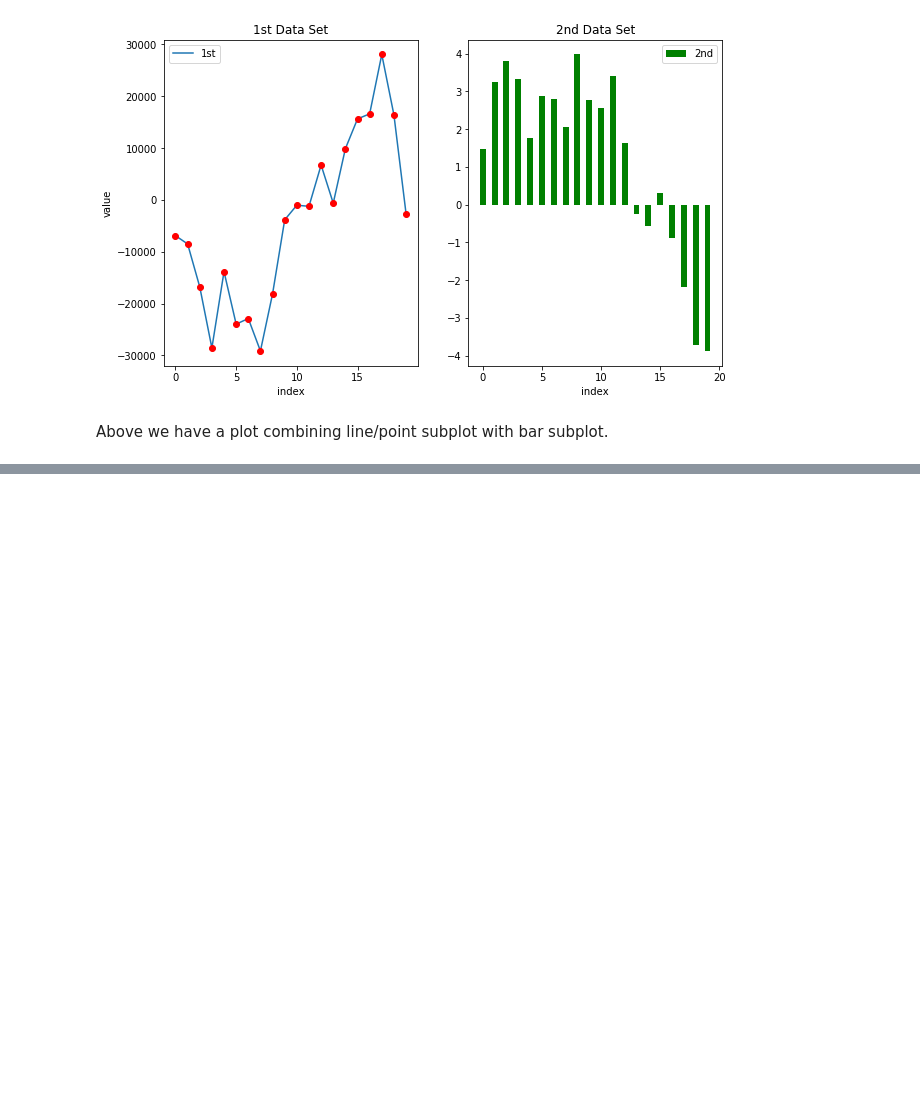
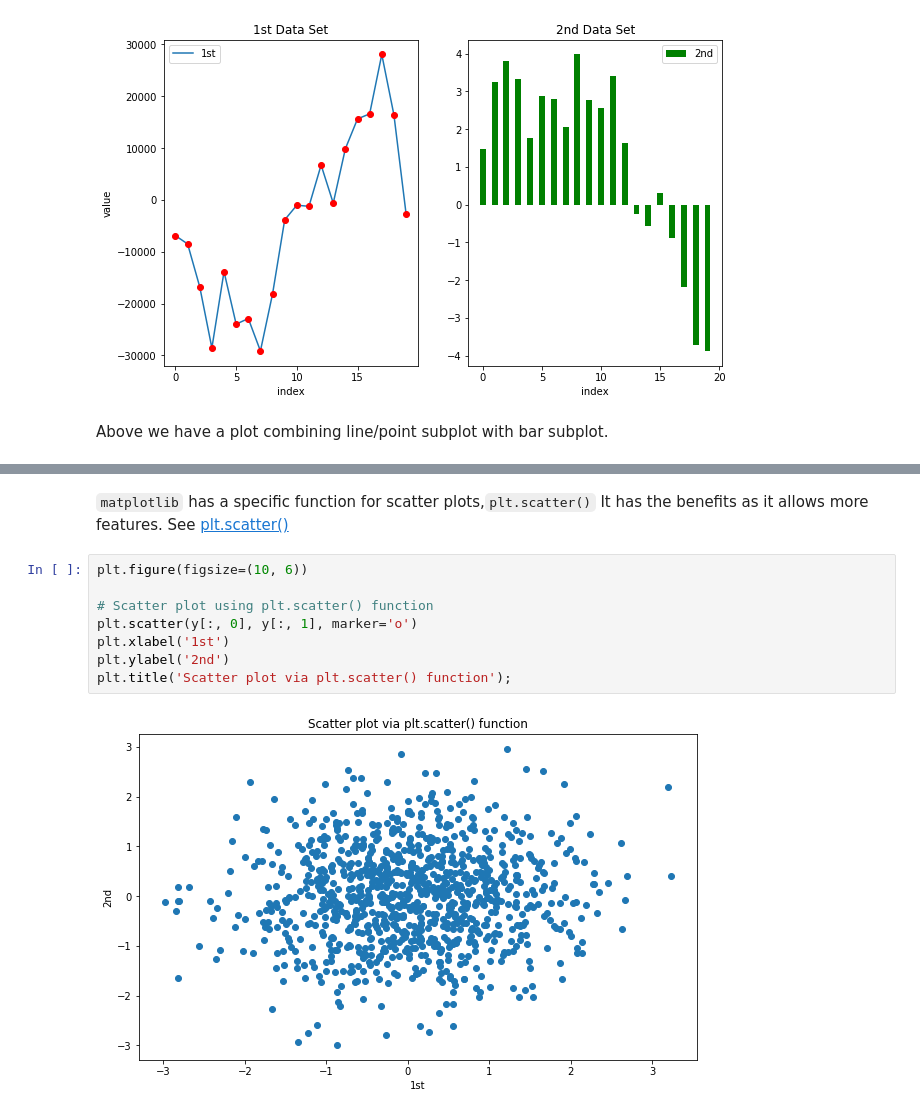
Before and after one commit to ThamuMnyulwa/PythonForFinance, a Jupyter notebook: Chapter 7 Data Visualization/Untitled.ipynb, the cells around one changed output, grey strips where cells are left out. Drawn from its saved outputs; the diff is of its cells as text; blank space fills up the shorter version.

```diff
--- a/Chapter 7 Data Visualization/Untitled.ipynb
+++ b/Chapter 7 Data Visualization/Untitled.ipynb
@@ -316,0 +341,12 @@ Above we have a plot combining line/point subplot with bar subplot.
+# %% [markdown]
+<code>matplotlib</code>  has a specific function for scatter plots,<code>plt.scatter()</code> It has the benefits as it allows more features. See [plt.scatter()](https://matplotlib.org/3.1.1/api/_as_gen/matplotlib.pyplot.scatter.html)
+# %%
+plt.figure(figsize=(10, 6))
+
+# Scatter plot using plt.scatter() function
+plt.scatter(y[:, 0], y[:, 1], marker='o')
+plt.xlabel('1st')
+plt.ylabel('2nd')
+plt.title('Scatter plot via plt.scatter() function');
+# %% [output]
+[figure, added]
```
Also changed, not shown: parts of 14 cells of this notebook, 2 other files.
